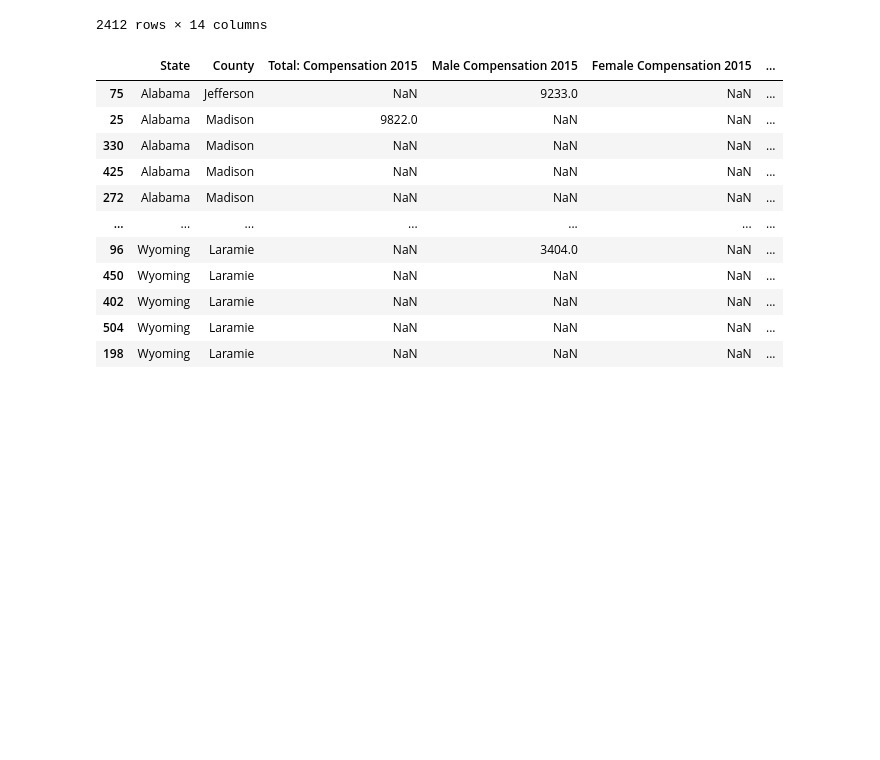
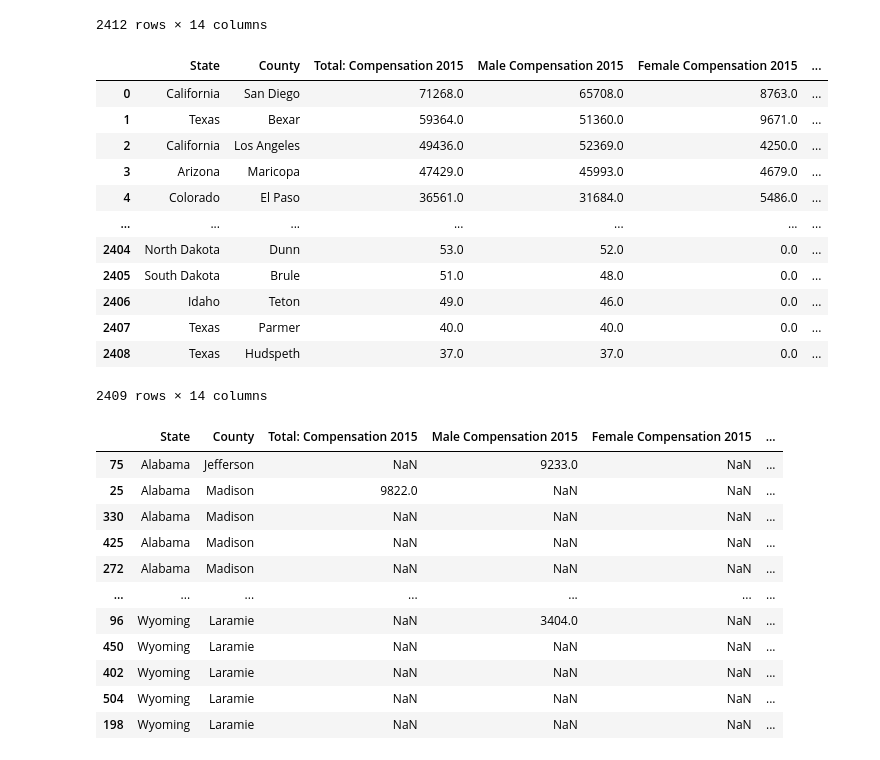
Before and after one commit to nicduffee/project1, a Jupyter notebook: Analysis/Disability.ipynb, the cells around one changed output. Drawn from its saved outputs; the diff is of its cells as text; code cells hidden in the pictures; blank space fills up the shorter version.

```diff
--- a/Disability.ipynb
+++ b/Analysis/Disability.ipynb
@@ -111,6 +111,23 @@ combined_compensation
 | 3147 | Wyoming | Weston | 112.0 | 109.0 | 0.0 | ... |
 | 3148 | Puerto Rico | All Counties | 18976.0 | 26401.0 | 941.0 | ... |
 2412 rows × 14 columns
+# %%
+g = combined_compensation.groupby(["State", "County"]).max().sort_values(by = "Total: Compensation 2015" , ascending = False).reset_index()
+g
+# %% [output]
+|  | State | County | Total: Compensation 2015 | Male Compensation 2015 | Female Compensation 2015 | ... |
+| 0 | California | San Diego | 71268.0 | 65708.0 | 8763.0 | ... |
+| 1 | Texas | Bexar | 59364.0 | 51360.0 | 9671.0 | ... |
+| 2 | California | Los Angeles | 49436.0 | 52369.0 | 4250.0 | ... |
+| 3 | Arizona | Maricopa | 47429.0 | 45993.0 | 4679.0 | ... |
+| 4 | Colorado | El Paso | 36561.0 | 31684.0 | 5486.0 | ... |
+| ... | ... | ... | ... | ... | ... | ... |
+| 2404 | North Dakota | Dunn | 53.0 | 52.0 | 0.0 | ... |
+| 2405 | South Dakota | Brule | 51.0 | 48.0 | 0.0 | ... |
+| 2406 | Idaho | Teton | 49.0 | 46.0 | 0.0 | ... |
+| 2407 | Texas | Parmer | 40.0 | 40.0 | 0.0 | ... |
+| 2408 | Texas | Hudspeth | 37.0 | 37.0 | 0.0 | ... |
+2409 rows × 14 columns
 # %%
 def get_max_state(title):
     max_male_2015 = combined_compensation.groupby(["State"])[title].idxmax() #gets index of the max
```
Also changed, not shown: parts of 10 cells of this notebook, 4 other files.
